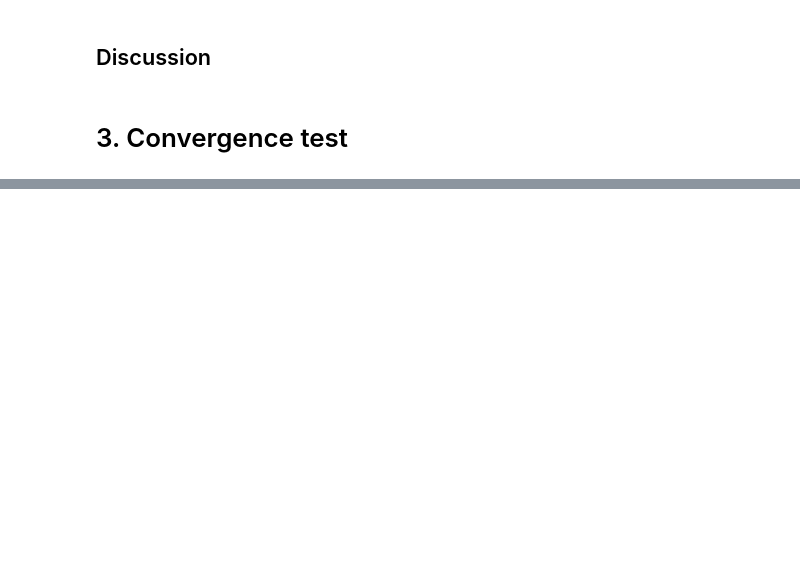
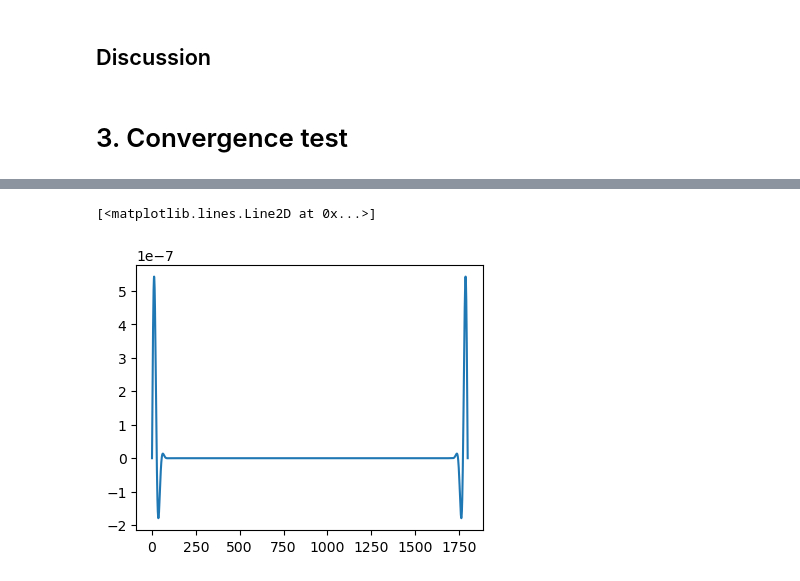
Before and after one commit to jianyangwu1996/CPho, a Jupyter notebook: homework3/Homework_3_report_group_3.ipynb, the cells around one changed output, grey strips where cells are left out. Saved outputs shown, nothing was run; the diff lists cells and outputs as text; code cells hidden in the pictures; blank space fills up the shorter version.

```diff
--- a/homework3/Homework_3_report_group_3.ipynb
+++ b/homework3/Homework_3_report_group_3.ipynb
@@ -131,0 +395,5 @@ def field_source(x, y, t, j0, f, t0, tau, w):
+# %%
+plt.plot(Ez[1984])
+# %% [output]
+[<matplotlib.lines.Line2D at 0x...>]
+[figure, added]
```
Also changed, not shown: parts of 20 cells of this notebook, 11 other files.
